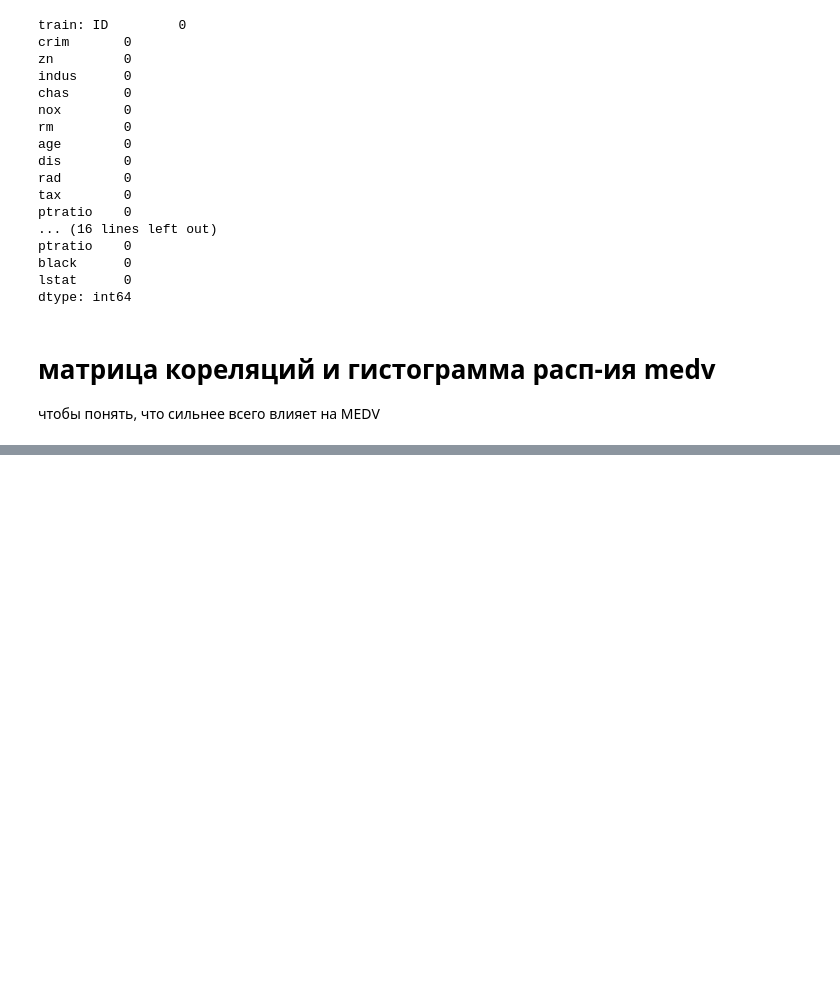
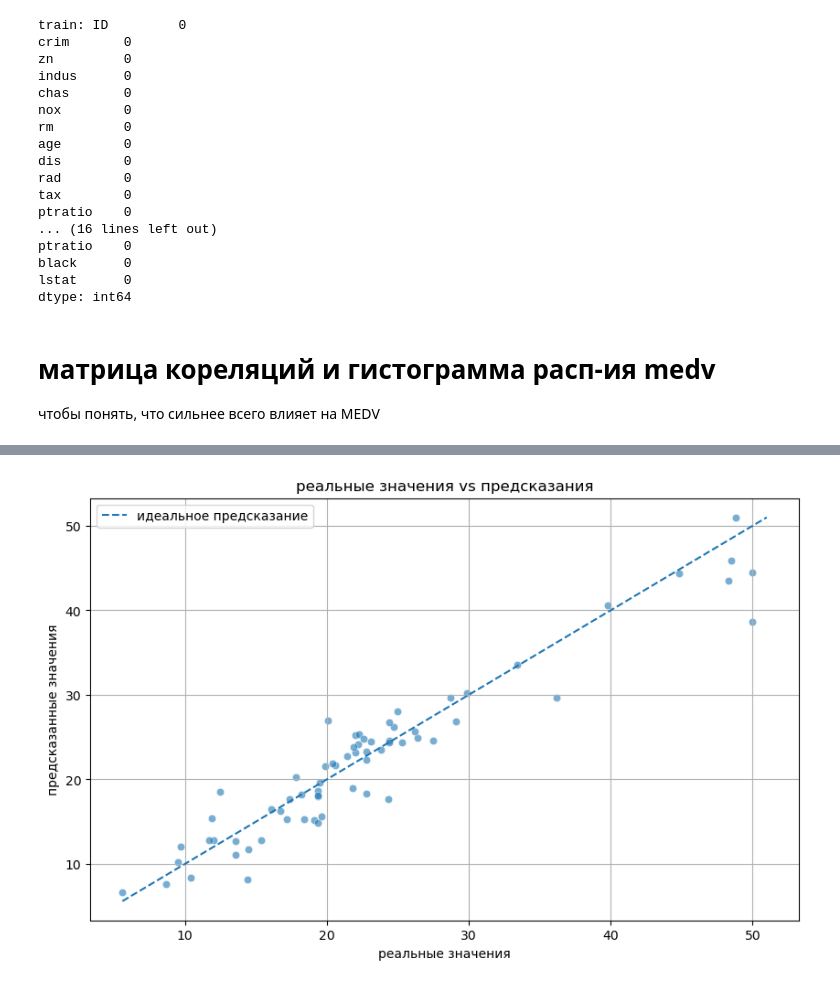
Before and after one commit to hxmkaNxch/num-and-method-lab1, a Jupyter notebook: solution.ipynb, the cells around one changed output, grey strips where cells are left out. Cells and saved outputs as stored; diff of their text form; code cells hidden in the pictures; blank space fills up the shorter version.

Commit message:
added model with resulted  params, fixed prints and displays

```diff
--- a/solution.ipynb
+++ b/solution.ipynb
@@ -110,0 +208,12 @@ plt.show()
+# %%
+scaler = StandardScaler(with_mean=True, with_std=True)
+X_train = scaler.fit_transform(X_train)
+X_test = scaler.transform(X_test)
+
+
+poly = PolynomialFeatures(degree=2)
+X_train = poly.fit_transform(X_train)
+X_test = poly.transform(X_test)
+# %%
+model = LinearRegression()
+model.fit(X=X_train, y=y_train)
@@ -110,0 +222,6 @@ plt.show()
+# %%
+y = model.predict(X_test)
+res = pd.DataFrame({
+    "real": y_test.values.ravel(),
+    "predicted": y.ravel(),
+})
@@ -110,0 +264,25 @@ plt.show()
+# %%
+plt.figure(figsize=(10,6))
+sns.scatterplot(
+    data=res,
+    x="real",
+    y="predicted",
+    alpha=0.6
+)
+min_value = min(res["real"].min(), res["predicted"].min())
+max_value = max(res["real"].max(), res["predicted"].max())
+
+plt.plot(
+    [min_value, max_value],
+    [min_value, max_value],
+    linestyle="--",
+    label="идеальное предсказание"
+)
+plt.title("реальные значения vs предсказания")
+plt.xlabel("реальные значения")
+plt.ylabel("предсказанные значения")
+plt.legend()
+plt.grid(True)
+plt.show()
+# %% [output]
+[figure, added]
```
Also changed, not shown: parts of 10 cells of this notebook, 1 other file.
